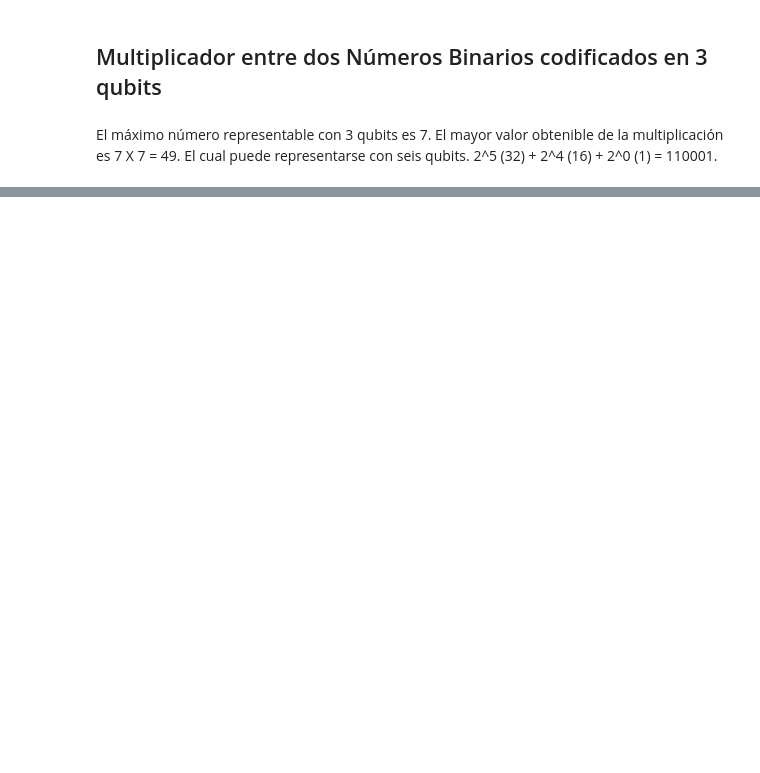
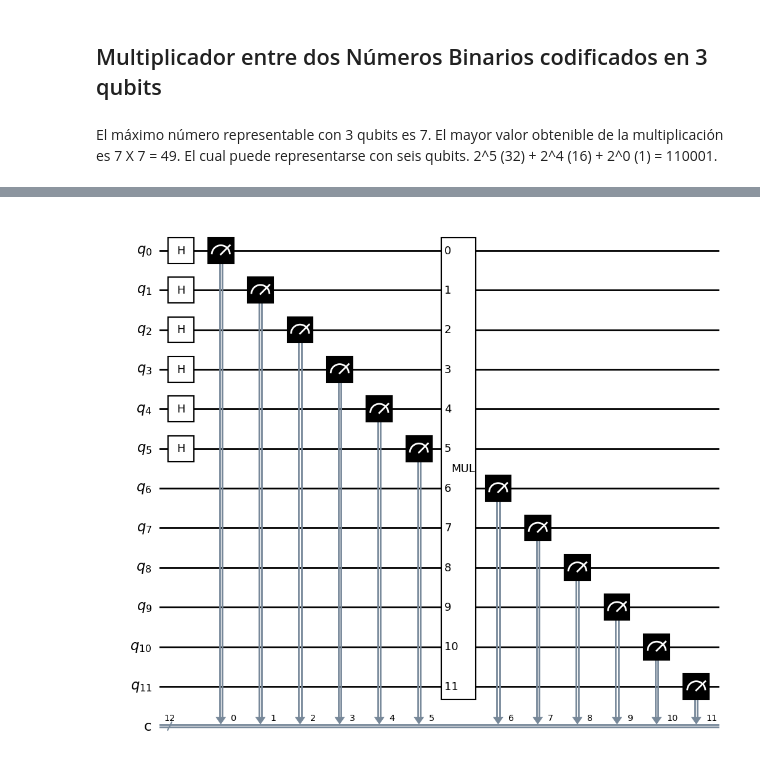
Before and after one commit to iroumec/Quantum-Computing, a Jupyter notebook: tercera_entrega.ipynb, the cells around one changed output, grey strips where cells are left out. Saved outputs shown, nothing was run; the diff lists cells and outputs as text; code cells hidden in the pictures; blank space fills up the shorter version.

```diff
--- a/tercera_entrega.ipynb
+++ b/tercera_entrega.ipynb
@@ -59,0 +174,25 @@ El máximo número representable con 3 qubits es 7. El mayor valor obtenible de
+# %%
+def add_measurements(input_qubits, result_qubits, quantum_circuit):
+
+    total_qubits = input_qubits + result_qubits
+
+    measured_quantum_circuit = QuantumCircuit(total_qubits, total_qubits)
+
+    # Superposición de los operandos.
+    measured_quantum_circuit.h(list(range(input_qubits)))
+
+    # Medición de los valores de los operandos.
+    measured_quantum_circuit.measure(list(range(input_qubits)), list(range(input_qubits)))
+
+    measured_quantum_circuit.append(quantum_circuit, list(range(total_qubits)))
+
+    # Se miden los resultados.
+    for i in range(input_qubits, total_qubits, 1):
+        measured_quantum_circuit.measure(i, i)
+
+    return measured_quantum_circuit
+
+measured_quantum_circuit = add_measurements(qubits_in_operands * 2, result_qubits, qc)
+measured_quantum_circuit.draw(output='mpl', style='bw')
+# %% [output]
+[figure, added]
```
Also changed, not shown: parts of 8 cells of this notebook, 3 other files.
